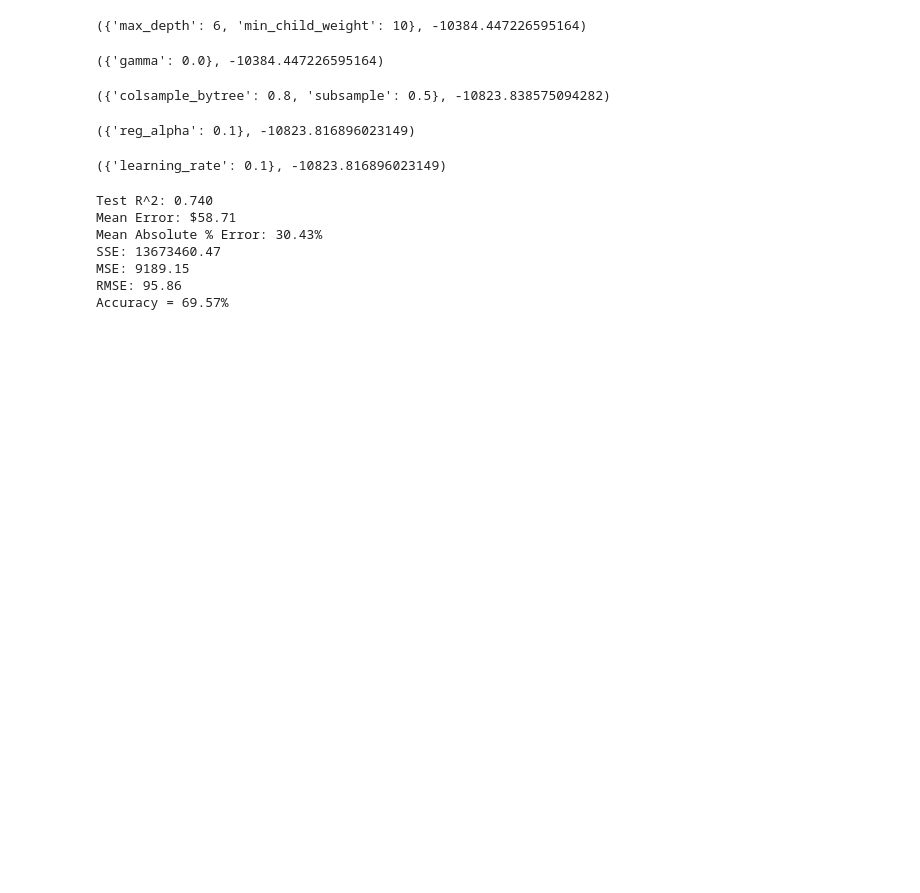
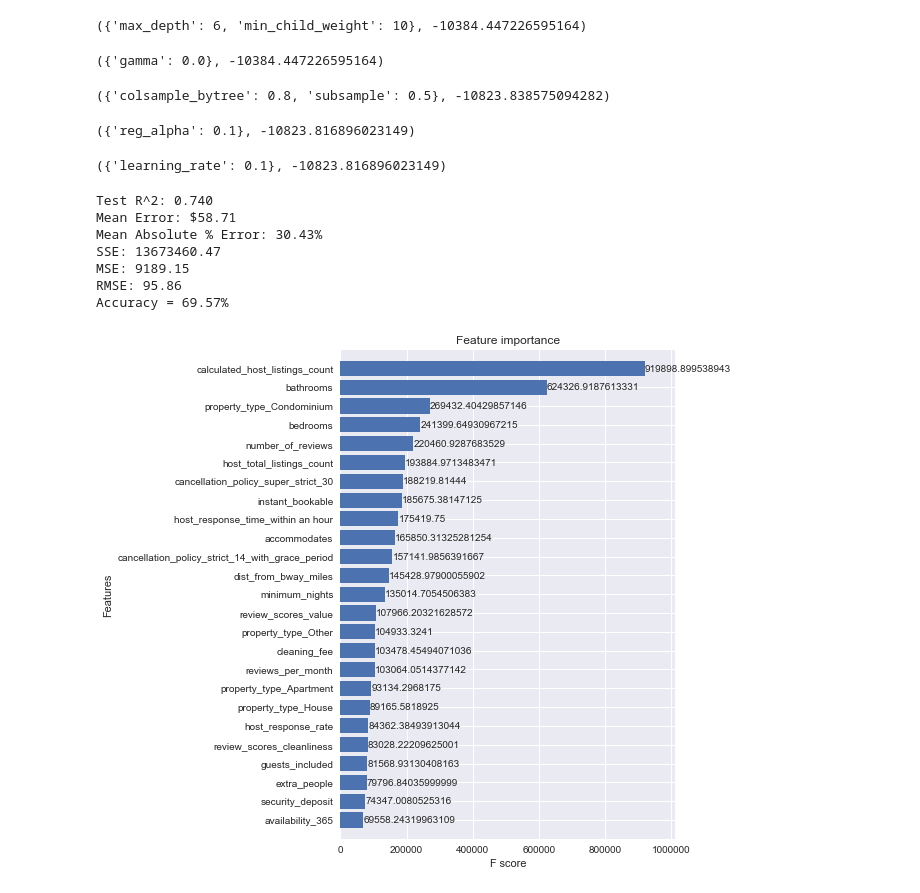
Before and after one commit to dtaylor072/nashville_airbnb, a Jupyter notebook: modeling.ipynb, the cells around one changed output. Drawn from its saved outputs; the diff is of its cells as text; code cells hidden in the pictures; blank space fills up the shorter version.

Commit message:
add xgboost feature importance analysis

```diff
--- a/modeling.ipynb
+++ b/modeling.ipynb
@@ -474,3 +482,10 @@ SSE: 13673460.47
 MSE: 9189.15
 RMSE: 95.86
 Accuracy = 69.57%
+# %%
+# plot 25-most importance features, where importance type is 'gain'
+fig, ax = plt.subplots(figsize=(6,9))
+plot_importance(xgb, max_num_features=25, height=0.8, ax=ax, importance_type='gain')
+plt.show()
+# %% [output]
+[figure, added]
```
Also changed, not shown: parts of 9 cells of this notebook, 1 other file.
